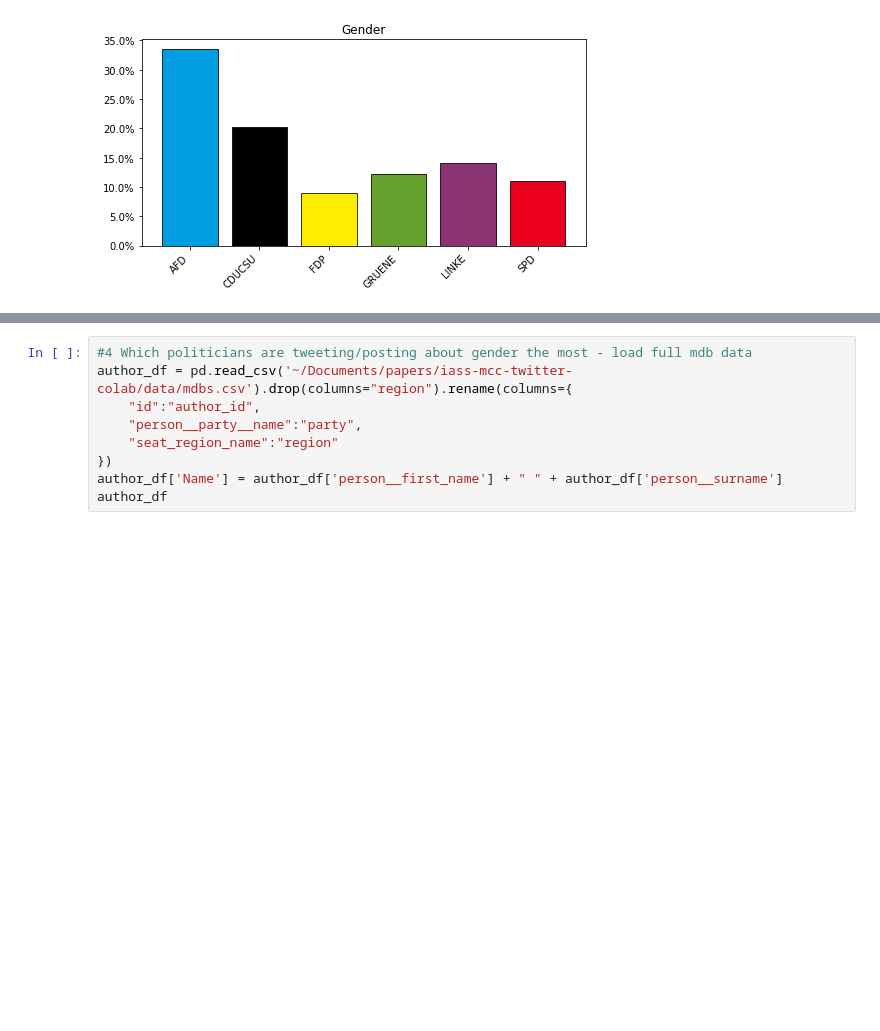
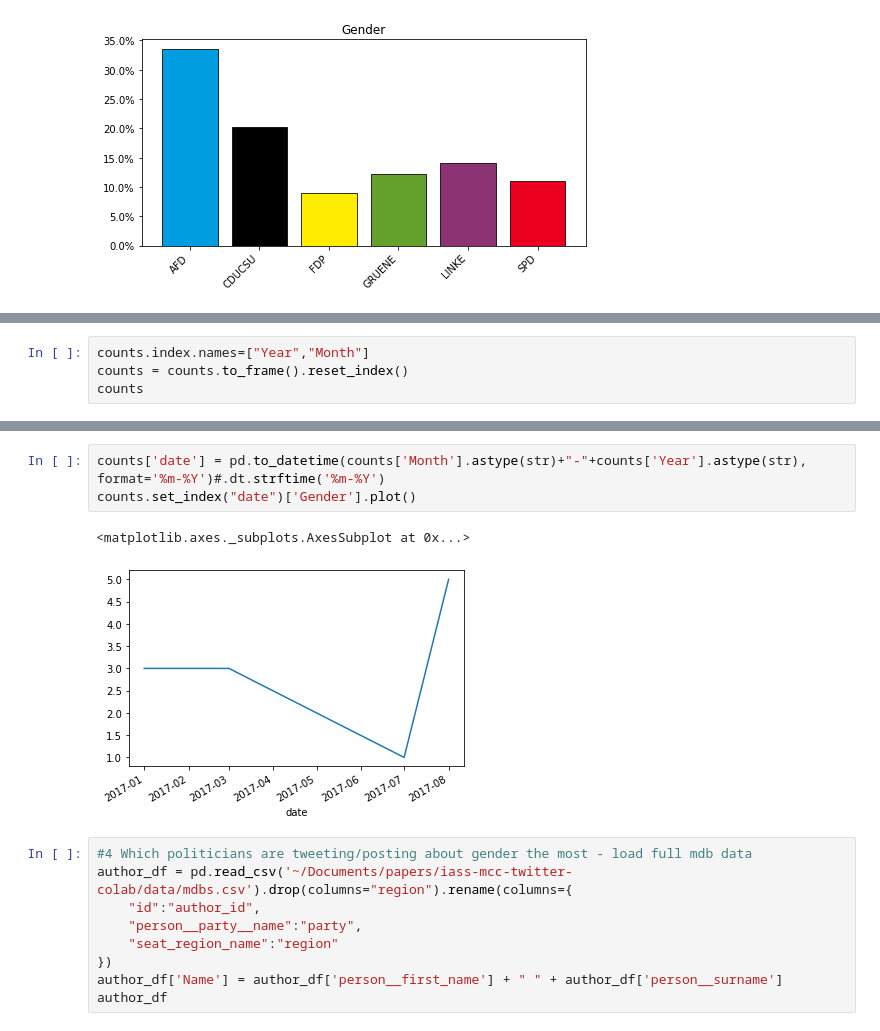
Before and after one commit to mcallaghan/ts-bundestag-tweets, a Jupyter notebook: Gender/Gender.ipynb, the cells around one changed output, grey strips where cells are left out. Drawn from its saved outputs; the diff is of its cells as text; blank space fills up the shorter version.

```diff
--- a/Gender/Gender.ipynb
+++ b/Gender/Gender.ipynb
@@ -209,0 +292,4 @@ for normalize in [True,False]:
+# %%
+counts.index.names=["Year","Month"]
+counts = counts.to_frame().reset_index()
+counts
@@ -210,3 +303,9 @@ for normalize in [True,False]:
+# %%
+counts['date'] = pd.to_datetime(counts['Month'].astype(str)+"-"+counts['Year'].astype(str), format='%m-%Y')#.dt.strftime('%m-%Y')
+counts.set_index("date")['Gender'].plot()
+# %% [output]
+<matplotlib.axes._subplots.AxesSubplot at 0x...>
+[figure, added]
 # %%
 #4 Which politicians are tweeting/posting about gender the most - load full mdb data
 author_df = pd.read_csv('~/Documents/papers/iass-mcc-twitter-colab/data/mdbs.csv').drop(columns="region").rename(columns={
```
Also changed, not shown: parts of 5 cells of this notebook, 36 other files.
